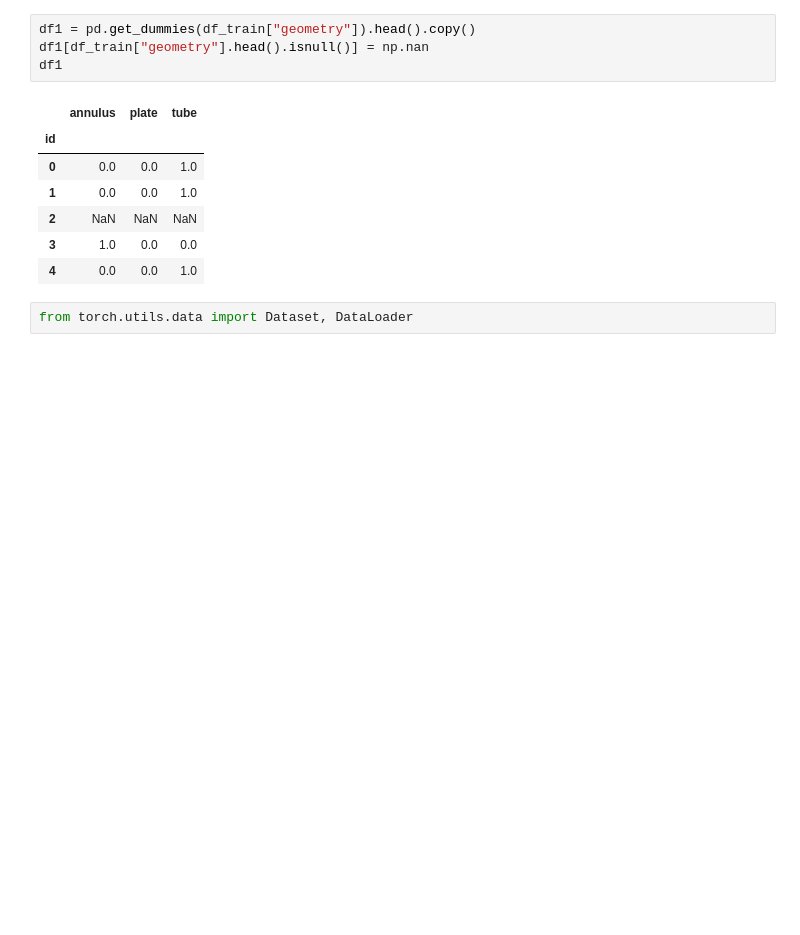
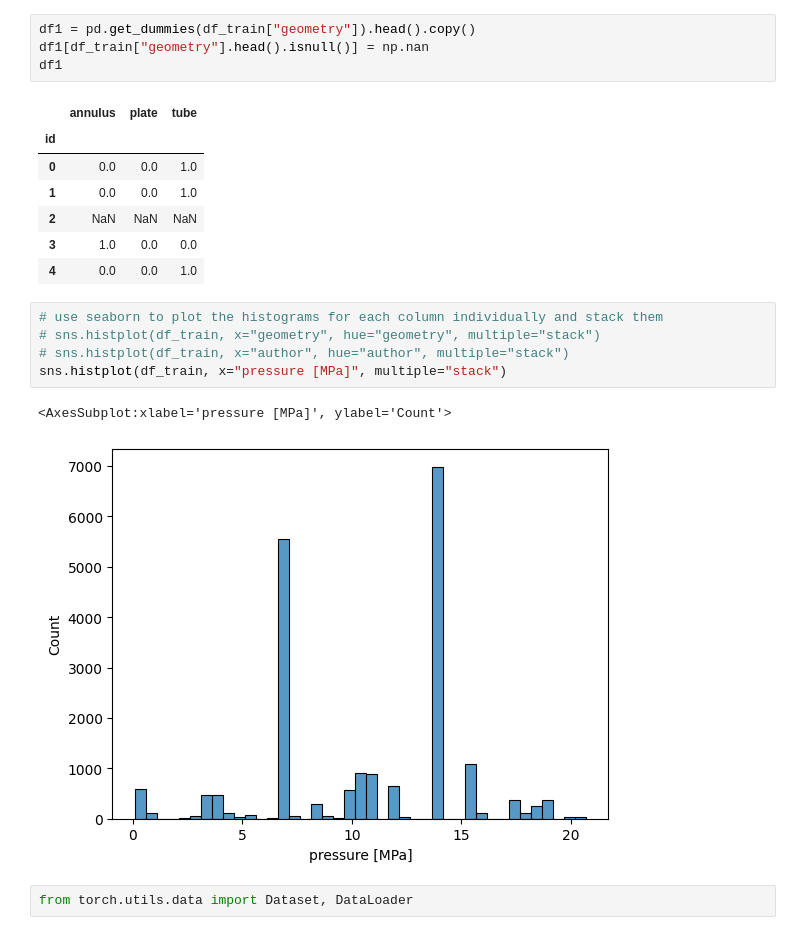
Before and after one commit to jysdoran/Kaggle, a Jupyter notebook: playground-series-s3e15/denoising.ipynb, the cells around one changed output. Cells and saved outputs as stored; diff of their text form; blank space fills up the shorter version.

```diff
--- a/playground-series-s3e15/denoising.ipynb
+++ b/playground-series-s3e15/denoising.ipynb
@@ -58,6 +65,14 @@ df1
 | 2 | NaN | NaN | NaN |
 | 3 | 1.0 | 0.0 | 0.0 |
 | 4 | 0.0 | 0.0 | 1.0 |
+# %%
+# use seaborn to plot the histograms for each column individually and stack them
+# sns.histplot(df_train, x="geometry", hue="geometry", multiple="stack")
+# sns.histplot(df_train, x="author", hue="author", multiple="stack")
+sns.histplot(df_train, x="pressure [MPa]", multiple="stack")
+# %% [output]
+<AxesSubplot:xlabel='pressure [MPa]', ylabel='Count'>
+[figure, added]
 # %%
 from torch.utils.data import Dataset, DataLoader
 # %%
```
Also changed, not shown: parts of 7 cells of this notebook, 6 other files.
